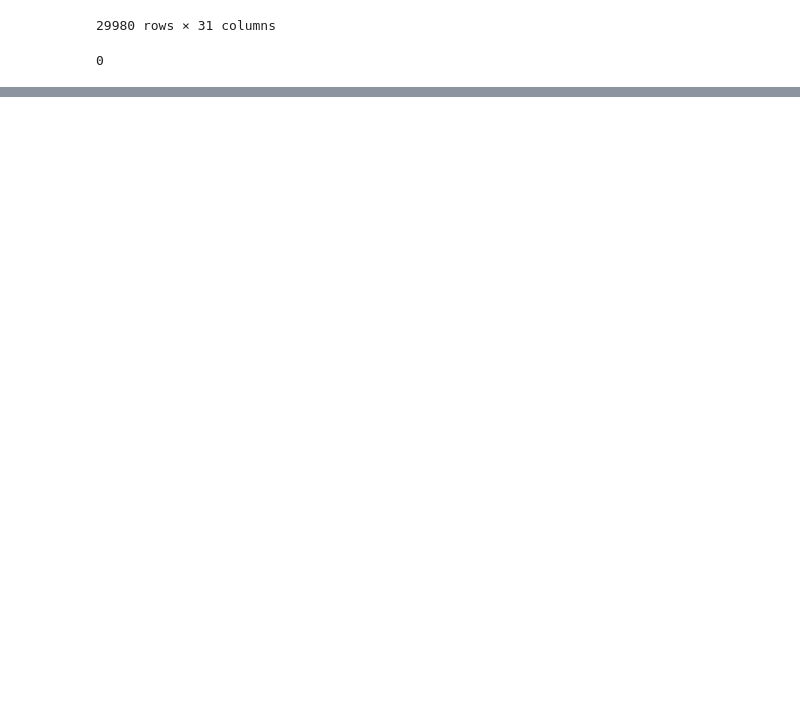
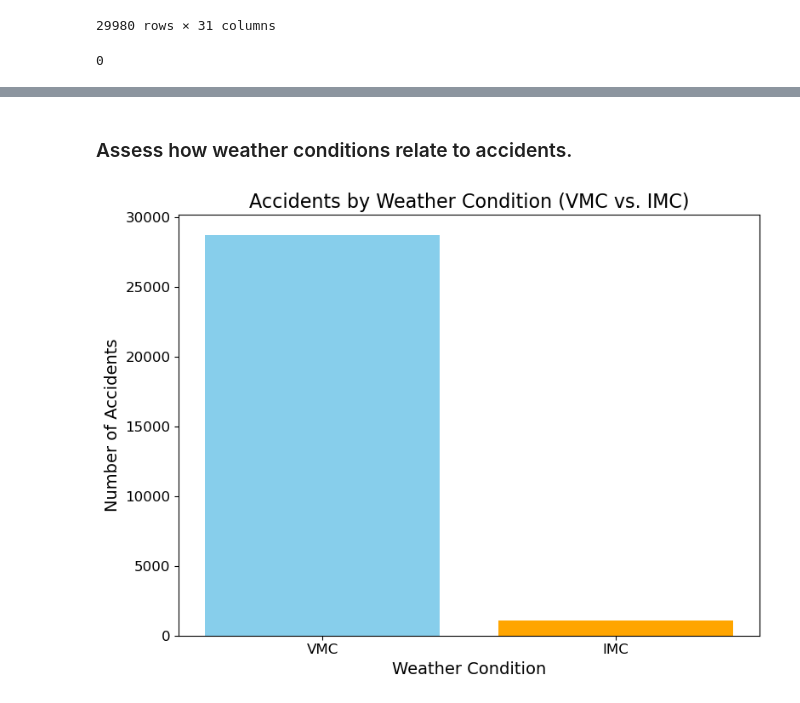
Before and after one commit to Vincent-lab-create/dsc-phase-1-project-v3, a Jupyter notebook: student.ipynb, the cells around one changed output, grey strips where cells are left out. Saved outputs shown, nothing was run; the diff lists cells and outputs as text; code cells hidden in the pictures; blank space fills up the shorter version.

```diff
--- a/student.ipynb
+++ b/student.ipynb
@@ -242,0 +308,21 @@ df.to_csv('Aviation_analysis_cleaned_data.csv', index=False)
+# %% [markdown]
+### Assess how weather conditions relate to accidents.
+# %%
+# Filter data for relevant weather conditions
+weather_conditions = df['Weather.Condition'].value_counts()
+
+# Keep only VMC and IMC
+weather_conditions = weather_conditions[['VMC', 'IMC']]
+
+# Plotting the bar chart
+plt.figure(figsize=(8, 6))
+plt.bar(weather_conditions.index, weather_conditions.values, color=['skyblue', 'orange'])
+plt.title('Accidents by Weather Condition (VMC vs. IMC)', fontsize=16)
+plt.xlabel('Weather Condition', fontsize=14)
+plt.ylabel('Number of Accidents', fontsize=14)
+plt.xticks(fontsize=12)
+plt.yticks(fontsize=12)
+plt.tight_layout()
+plt.show()
+# %% [output]
+[figure, added]
```
Also changed, not shown: parts of 16 cells of this notebook.
